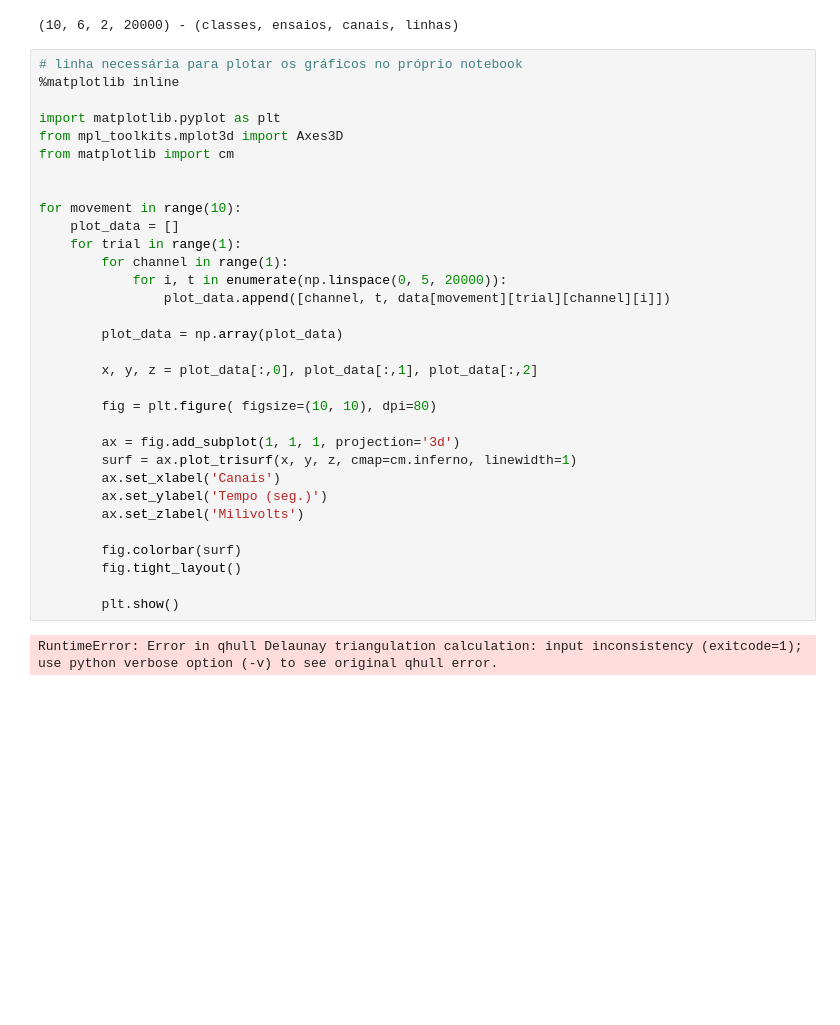
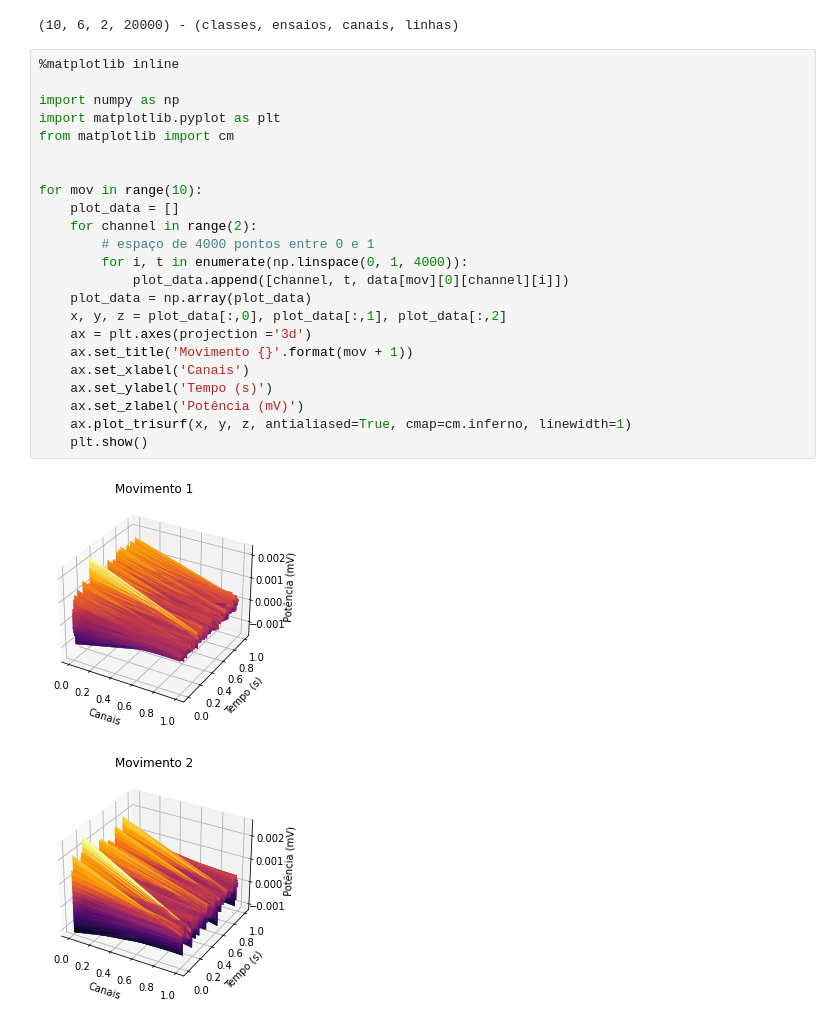
Before and after one commit to lucasgabrielsilva/RP36O, a Jupyter notebook: EMG/tutoriais/02-Visualization.ipynb, the cells around one changed output. Saved outputs shown, nothing was run; the diff lists cells and outputs as text; blank space fills up the shorter version.

Commit message:
Funcionamento da visualização de gráficos EMG

```diff
--- a/EMG/tutoriais/02-Visualization.ipynb
+++ b/EMG/tutoriais/02-Visualization.ipynb
@@ -15,36 +15,28 @@ print(f'{data.shape} - (classes, ensaios, canais, linhas)')
 # %% [output]
 (10, 6, 2, 20000) - (classes, ensaios, canais, linhas)
 # %%
-# linha necessária para plotar os gráficos no próprio notebook
 %matplotlib inline
 
+import numpy as np
 import matplotlib.pyplot as plt
-from mpl_toolkits.mplot3d import Axes3D
 from matplotlib import cm
 
 
-for movement in range(10):
+for mov in range(10):
     plot_data = []
-    for trial in range(1):
-        for channel in range(1):
-            for i, t in enumerate(np.linspace(0, 5, 20000)):
-                plot_data.append([channel, t, data[movement][trial][channel][i]])
-
-        plot_data = np.array(plot_data)
-
-        x, y, z = plot_data[:,0], plot_data[:,1], plot_data[:,2]
-
-        fig = plt.figure( figsize=(10, 10), dpi=80)
-
-        ax = fig.add_subplot(1, 1, 1, projection='3d')
-        surf = ax.plot_trisurf(x, y, z, cmap=cm.inferno, linewidth=1)
-        ax.set_xlabel('Canais')
-        ax.set_ylabel('Tempo (seg.)')
-        ax.set_zlabel('Milivolts')
-
-        fig.colorbar(surf)
-        fig.tight_layout()
-
-        plt.show()
+    for channel in range(2):
+        # espaço de 4000 pontos entre 0 e 1
+        for i, t in enumerate(np.linspace(0, 1, 4000)):
+            plot_data.append([channel, t, data[mov][0][channel][i]])
+    plot_data = np.array(plot_data)
+    x, y, z = plot_data[:,0], plot_data[:,1], plot_data[:,2]
+    ax = plt.axes(projection ='3d')
+    ax.set_title('Movimento {}'.format(mov + 1))
+    ax.set_xlabel('Canais')
+    ax.set_ylabel('Tempo (s)')
+    ax.set_zlabel('Potência (mV)')
+    ax.plot_trisurf(x, y, z, antialiased=True, cmap=cm.inferno, linewidth=1)
+    plt.show()
 # %% [output]
-RuntimeError: Error in qhull Delaunay triangulation calculation: input inconsistency (exitcode=1); use python verbose option (-v) to see original qhull error.
+[figure, added]
+[figure, added]
```
Also changed, not shown: parts of 1 cell of this notebook, 1 other file.
